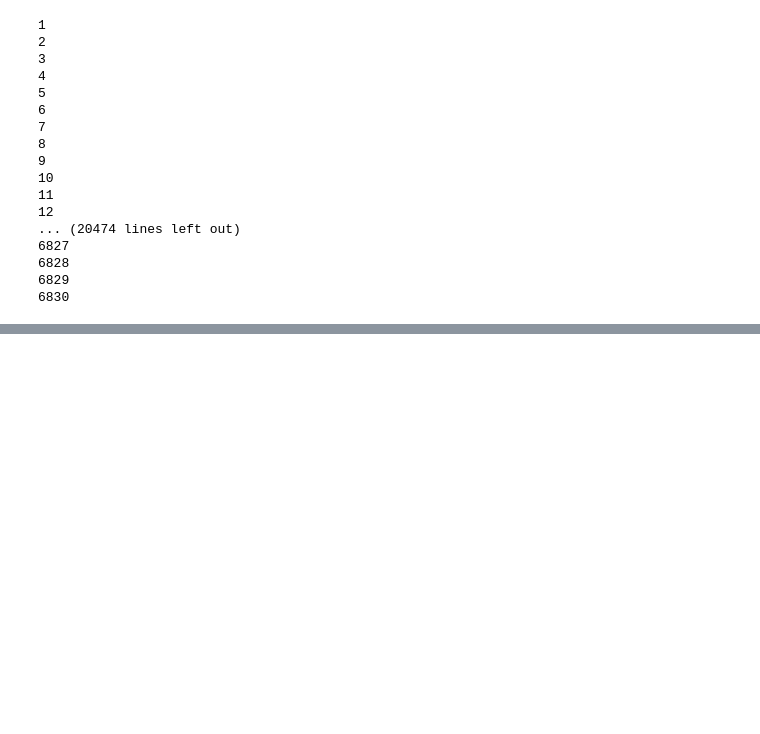
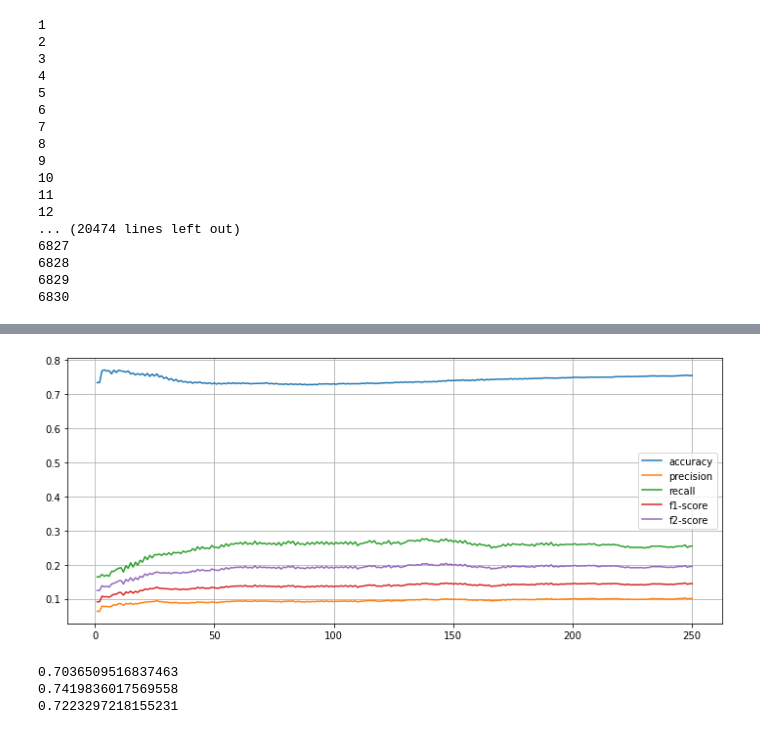
Before and after one commit to EMAT31530/ai-group-project-group-28, a Jupyter notebook: KNN testing/RealKNN/ActualKNN.ipynb, the cells around one changed output, grey strips where cells are left out. Drawn from its saved outputs; the diff is of its cells as text; code cells hidden in the pictures; blank space fills up the shorter version.

```diff
--- a/KNN testing/RealKNN/ActualKNN.ipynb
+++ b/KNN testing/RealKNN/ActualKNN.ipynb
@@ -204,0 +196,13 @@ plt.show()
+# %%
+q= metrics(predictions_smote)
+plt.figure(figsize=(12,5))
+plt.plot(x,q[0],label='accuracy')
+plt.plot(x,q[1],label='precision')
+plt.plot(x,q[2],label='recall')
+plt.plot(x,q[3],label='f1-score')
+plt.plot(x,q[4],label='f2-score')
+plt.legend()
+plt.grid(which='both')
+plt.show()
+# %% [output]
+[figure, added]
@@ -204,0 +213,8 @@ plt.show()
+# %%
+print(sum(rus[0])/len(rus[0]))
+print(sum(smote[0])/len(smote[0]))
+print(sum(ros[0])/len(ros[0]))
+# %% [output]
+0.7036509516837463
+0.7419836017569558
+0.7223297218155231
```
Also changed, not shown: parts of 8 cells of this notebook, 1 other file.
